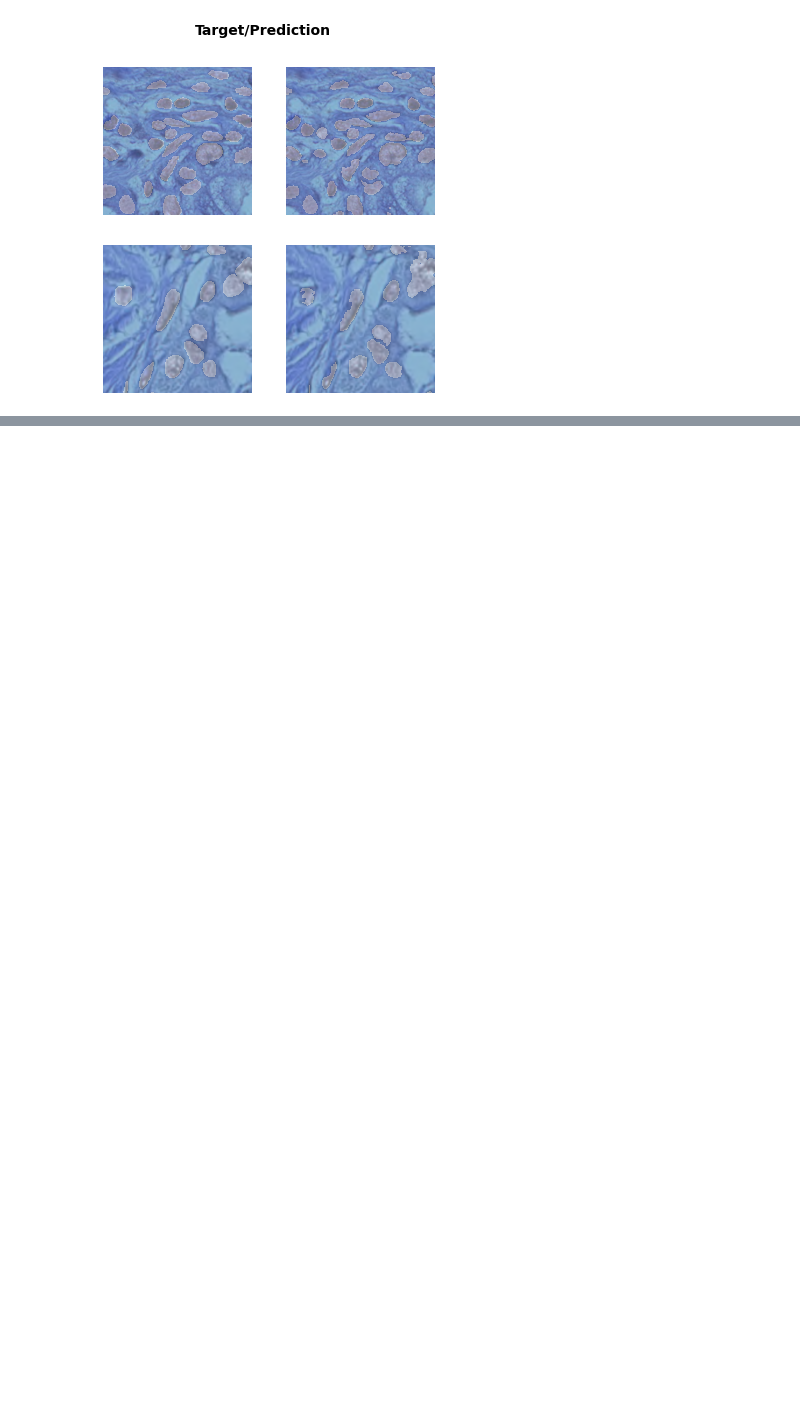
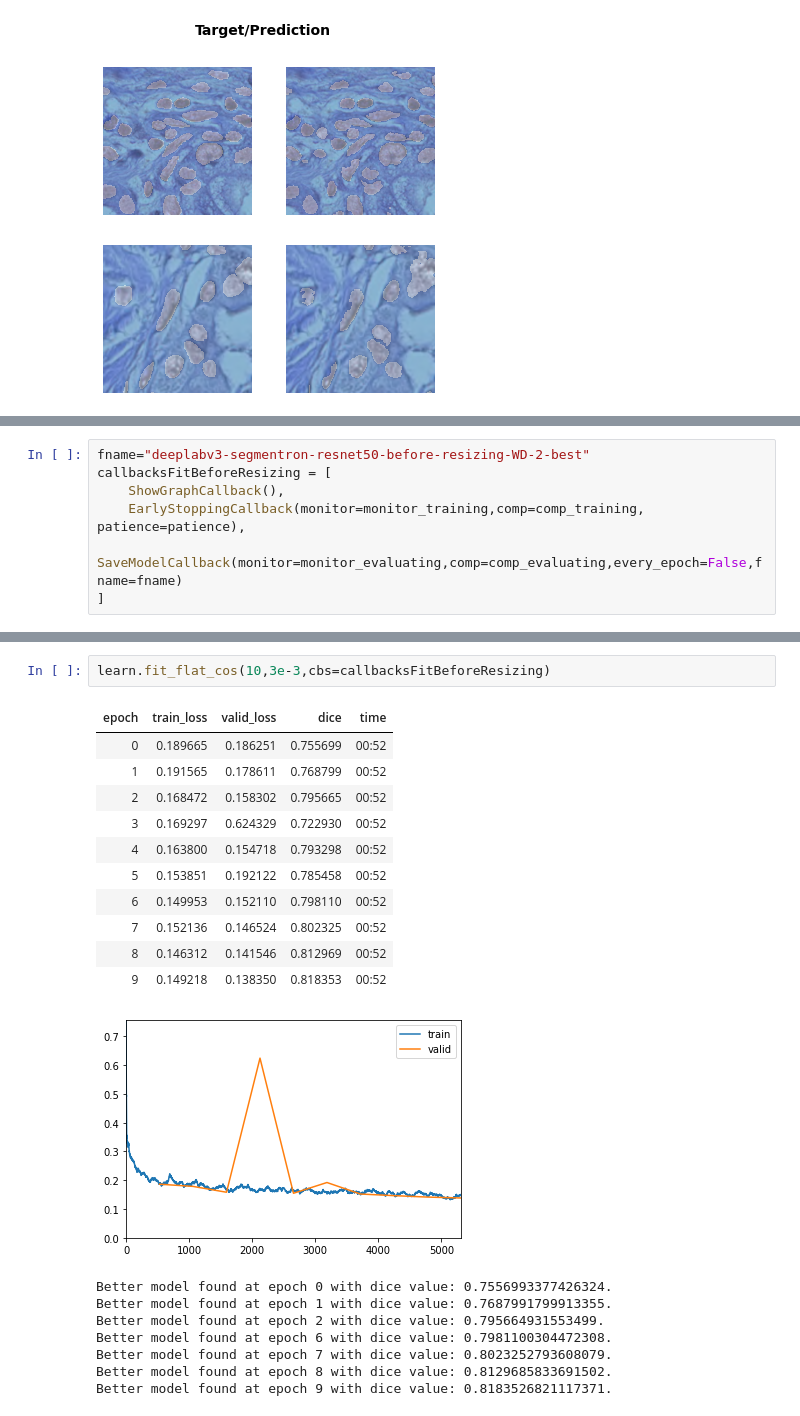
Before and after one commit to BishalLakha/PanNukeSegmentation, a Jupyter notebook: notebooks/SemTorch.ipynb, the cells around one changed output, grey strips where cells are left out. Saved outputs shown, nothing was run; the diff lists cells and outputs as text; blank space fills up the shorter version.

```diff
--- a/notebooks/SemTorch.ipynb
+++ b/notebooks/SemTorch.ipynb
@@ -233,0 +240,7 @@ learn.show_results()
+# %%
+fname="deeplabv3-segmentron-resnet50-before-resizing-WD-2-best"
+callbacksFitBeforeResizing = [
+    ShowGraphCallback(),
+    EarlyStoppingCallback(monitor=monitor_training,comp=comp_training, patience=patience),
+    SaveModelCallback(monitor=monitor_evaluating,comp=comp_evaluating,every_epoch=False,fname=fname)
+]
@@ -233,0 +259,22 @@ learn.show_results()
+# %%
+learn.fit_flat_cos(10,3e-3,cbs=callbacksFitBeforeResizing)
+# %% [output]
+| epoch | train_loss | valid_loss | dice | time |
+| 0 | 0.189665 | 0.186251 | 0.755699 | 00:52 |
+| 1 | 0.191565 | 0.178611 | 0.768799 | 00:52 |
+| 2 | 0.168472 | 0.158302 | 0.795665 | 00:52 |
+| 3 | 0.169297 | 0.624329 | 0.722930 | 00:52 |
+| 4 | 0.163800 | 0.154718 | 0.793298 | 00:52 |
+| 5 | 0.153851 | 0.192122 | 0.785458 | 00:52 |
+| 6 | 0.149953 | 0.152110 | 0.798110 | 00:52 |
+| 7 | 0.152136 | 0.146524 | 0.802325 | 00:52 |
+| 8 | 0.146312 | 0.141546 | 0.812969 | 00:52 |
+| 9 | 0.149218 | 0.138350 | 0.818353 | 00:52 |
+[figure, added]
+Better model found at epoch 0 with dice value: 0.7556993377426324.
+Better model found at epoch 1 with dice value: 0.7687991799913355.
+Better model found at epoch 2 with dice value: 0.795664931553499.
+Better model found at epoch 6 with dice value: 0.7981100304472308.
+Better model found at epoch 7 with dice value: 0.8023252793608079.
+Better model found at epoch 8 with dice value: 0.8129685833691502.
+Better model found at epoch 9 with dice value: 0.8183526821117371.
```
Also changed, not shown: parts of 20 cells of this notebook.
